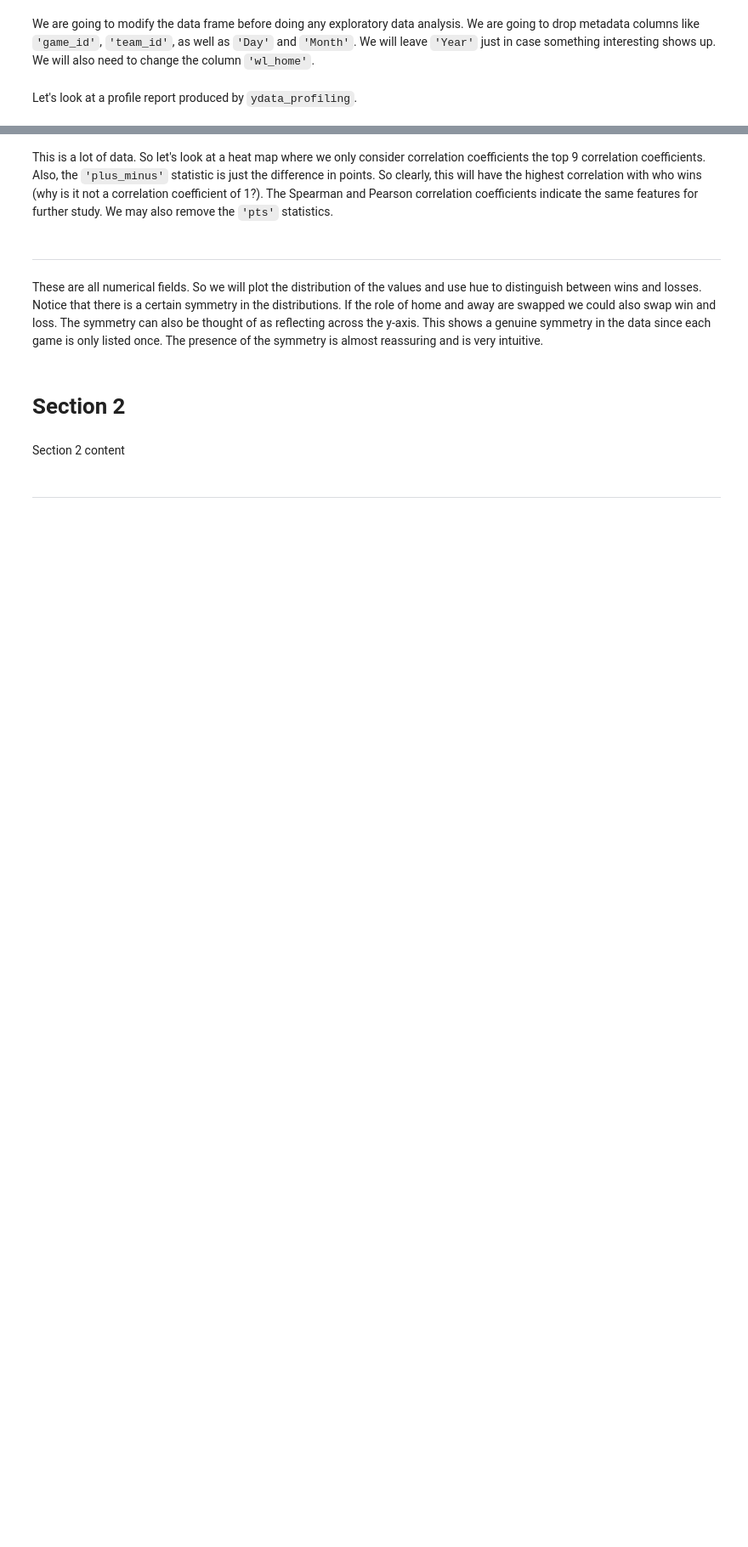
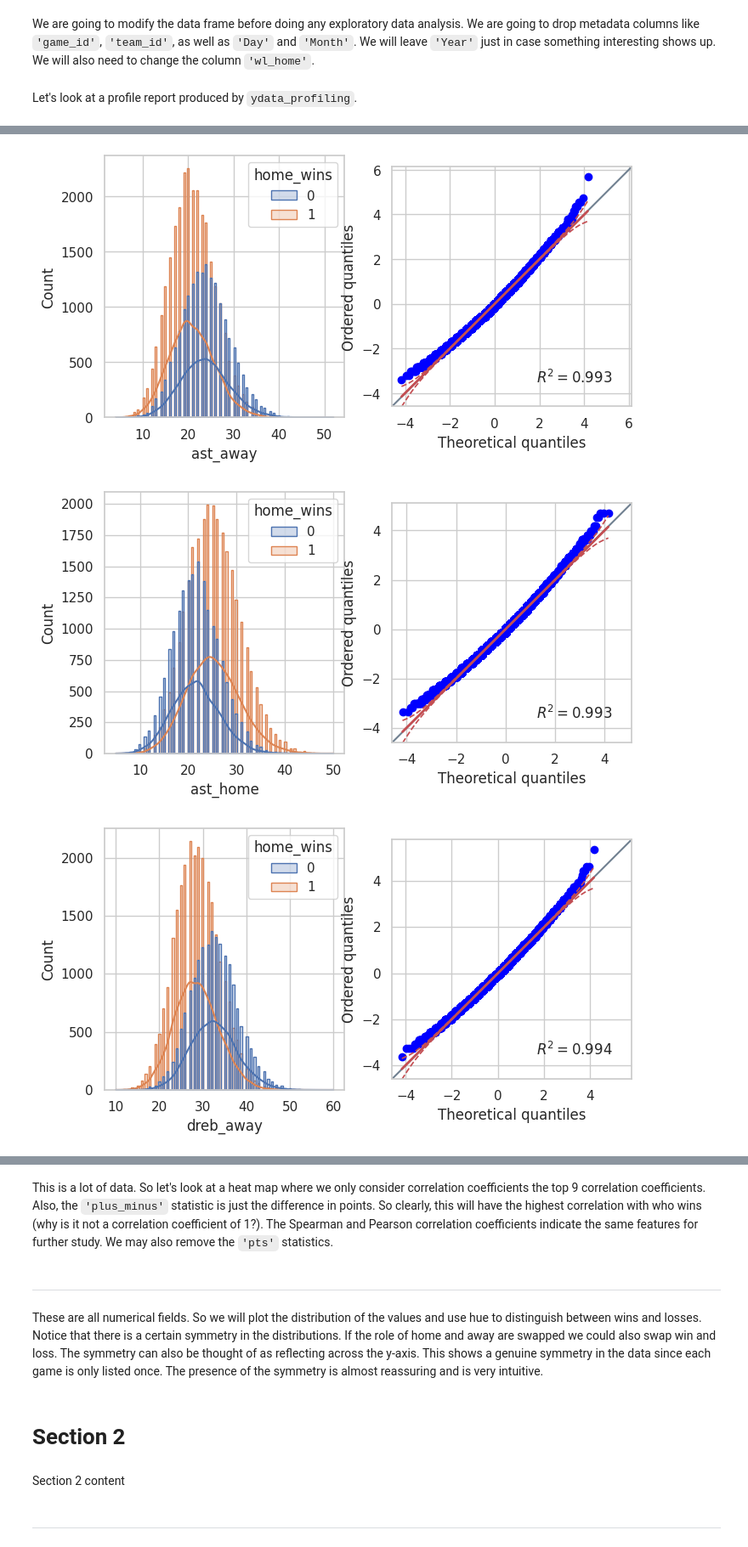
Before and after one commit to smtilson/pp5-ml-dashboard, a Jupyter notebook: jupyter_notebooks/03_Basic_Data_Analytics.ipynb, the cells around one changed output, grey strips where cells are left out. Shown at 85% size. Saved outputs shown, nothing was run; the diff lists cells and outputs as text; code cells hidden in the pictures; blank space fills up the shorter version.

Commit message:
in progress save, add to basic data analysis notebook

```diff
--- a/jupyter_notebooks/03_Basic_Data_Analytics.ipynb
+++ b/jupyter_notebooks/03_Basic_Data_Analytics.ipynb
@@ -80,0 +137,4 @@ It is interesting that many of the distributions have the shape of a normal dist
+# %%
+pearson_corr = game_eda.corr(method='pearson')
+spearman_corr = game_eda.corr(method='spearman')
+pearson_corr.head()
@@ -81,7 +197,6 @@ It is interesting that many of the distributions have the shape of a normal dist
 # %%
-
-pearson_corr = game_eda.corr(method='pearson')['home_wins'].sort_values(key=abs, ascending=False)[1:]
-print(pearson_corr[:11])
-spearman_corr = game_eda.corr(method='spearman')['home_wins'].sort_values(key=abs, ascending=False)[1:]
+pearson_corr_wins = pearson_corr['home_wins'].sort_values(key=abs, ascending=False)[1:]
+print(pearson_corr_wins[:11])
+spearman_corr = spearman_corr['home_wins'].sort_values(key=abs, ascending=False)[1:]
 print(spearman_corr[:11])
 # %% [output]
@@ -108,0 +224,4 @@ The following are the statistics with the least correlation with wins. It is sli
+# %%
+vars_to_study = list(pearson_corr[3:9].index)
+vars_to_study.sort()
+print(vars_to_study)
@@ -126,0 +246,12 @@ This tells an interesting story. Aside from points, the statistic with the highe
+# %%
+import pingouin as pg
+
+for var in vars_to_study:
+    fig, axes = plt.subplots(ncols=2, nrows=1, figsize=(8, 4))
+    sns.histplot(data=game_eda, x=var, hue='home_wins',kde=True, element="step", ax=axes[0])
+    pg.qqplot(game_eda[var], dist='norm',ax=axes[1])
+    plt.show()
+# %% [output]
+[figure, added]
+[figure, added]
+[figure, added]
```
Also changed, not shown: parts of 32 cells of this notebook, 4 other files.
